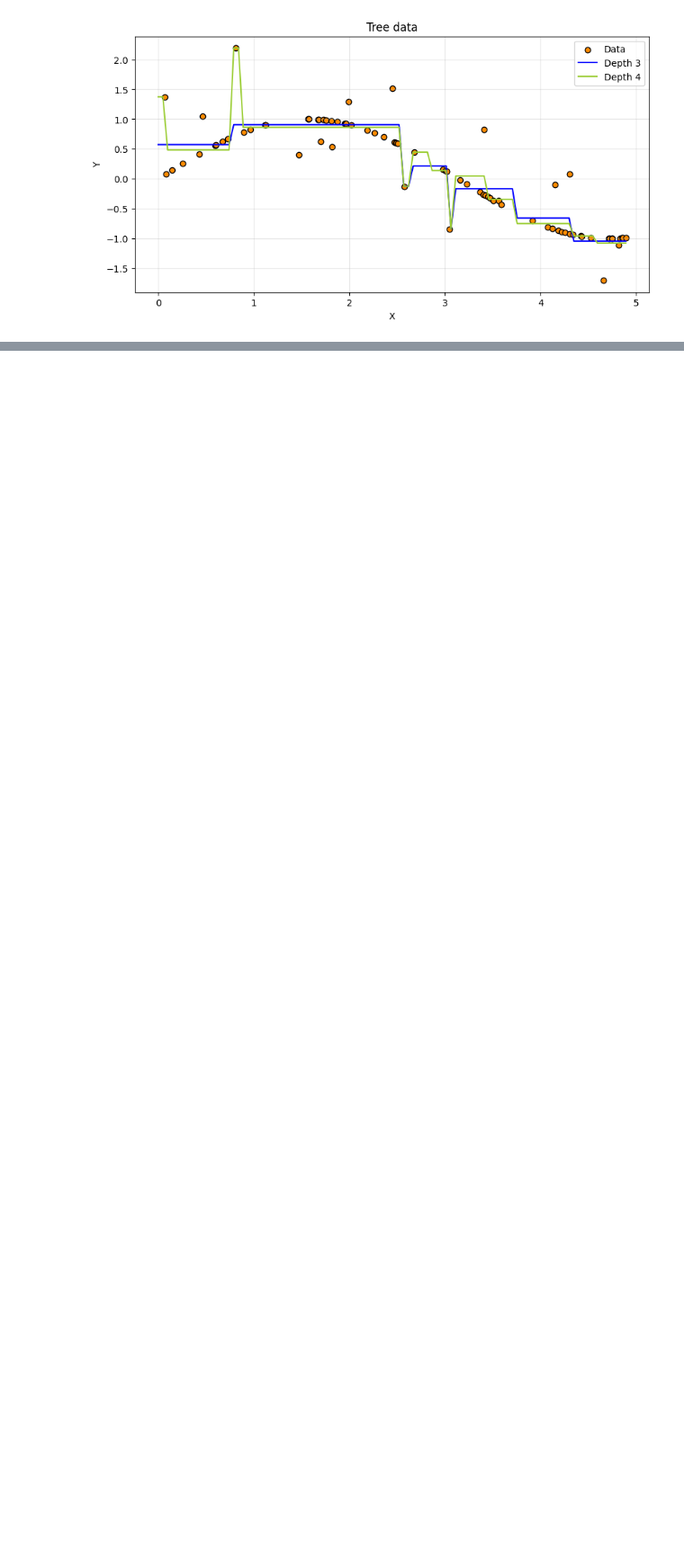
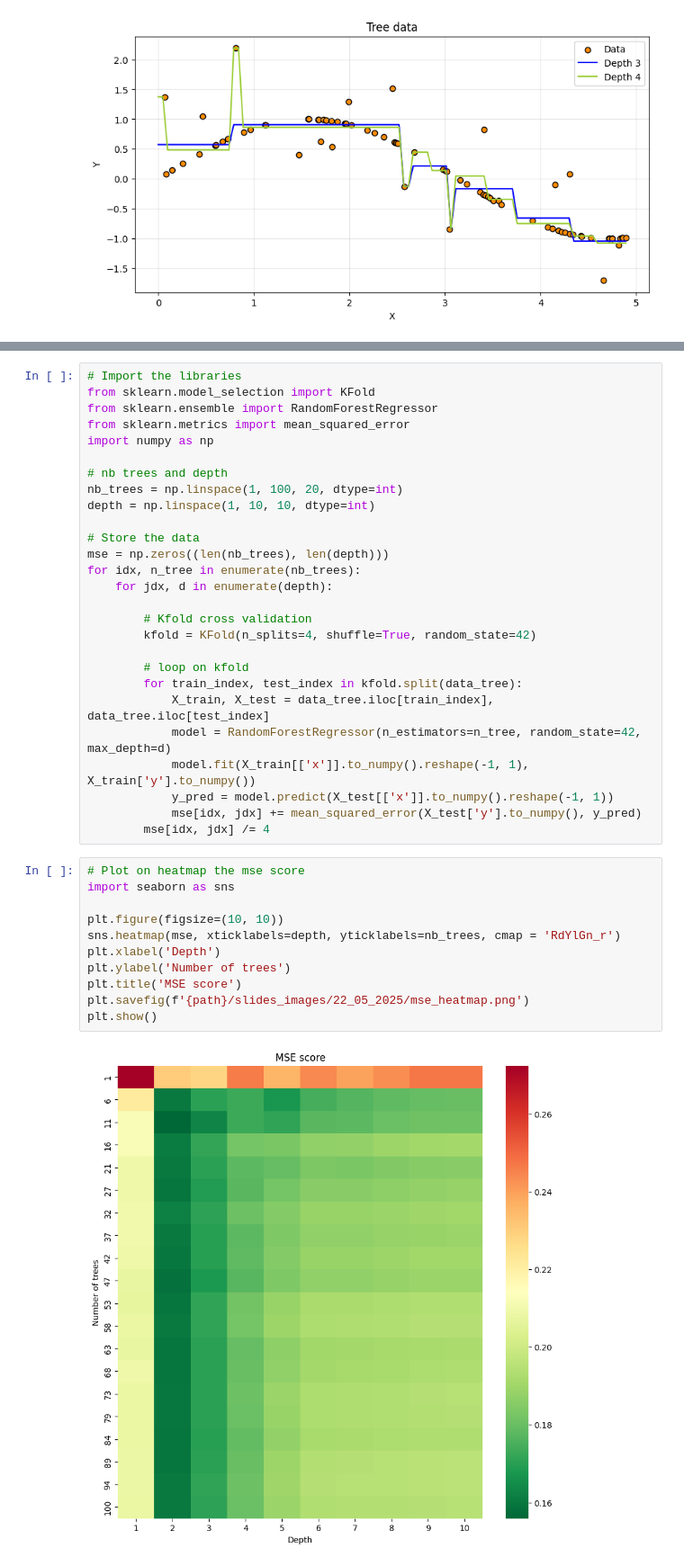
Before and after one commit to gaspardvilla/Nomades_ADA, a Jupyter notebook: slides_builders/22_05_2025.ipynb, the cells around one changed output, grey strips where cells are left out. Shown: that part at 90% size. Saved outputs shown, nothing was run; the diff lists cells and outputs as text; blank space fills up the shorter version.

```diff
--- a/slides_builders/22_05_2025.ipynb
+++ b/slides_builders/22_05_2025.ipynb
@@ -144,0 +175,40 @@ plt.show()
+# %%
+# Import the libraries
+from sklearn.model_selection import KFold
+from sklearn.ensemble import RandomForestRegressor
+from sklearn.metrics import mean_squared_error
+import numpy as np
+
+# nb trees and depth
+nb_trees = np.linspace(1, 100, 20, dtype=int)
+depth = np.linspace(1, 10, 10, dtype=int)
+
+# Store the data
+mse = np.zeros((len(nb_trees), len(depth)))
+for idx, n_tree in enumerate(nb_trees):
+    for jdx, d in enumerate(depth):
+
+        # Kfold cross validation
+        kfold = KFold(n_splits=4, shuffle=True, random_state=42)
+
+        # loop on kfold
+        for train_index, test_index in kfold.split(data_tree):
+            X_train, X_test = data_tree.iloc[train_index], data_tree.iloc[test_index]
+            model = RandomForestRegressor(n_estimators=n_tree, random_state=42, max_depth=d)
+            model.fit(X_train[['x']].to_numpy().reshape(-1, 1), X_train['y'].to_numpy())
+            y_pred = model.predict(X_test[['x']].to_numpy().reshape(-1, 1))
+            mse[idx, jdx] += mean_squared_error(X_test['y'].to_numpy(), y_pred)
+        mse[idx, jdx] /= 4
+# %%
+# Plot on heatmap the mse score
+import seaborn as sns
+
+plt.figure(figsize=(10, 10))
+sns.heatmap(mse, xticklabels=depth, yticklabels=nb_trees, cmap = 'RdYlGn_r')
+plt.xlabel('Depth')
+plt.ylabel('Number of trees')
+plt.title('MSE score')
+plt.savefig(f'{path}/slides_images/22_05_2025/mse_heatmap.png')
+plt.show()
+# %% [output]
+[figure, added]
```
Also changed, not shown: parts of 4 cells of this notebook, 2 other files.
